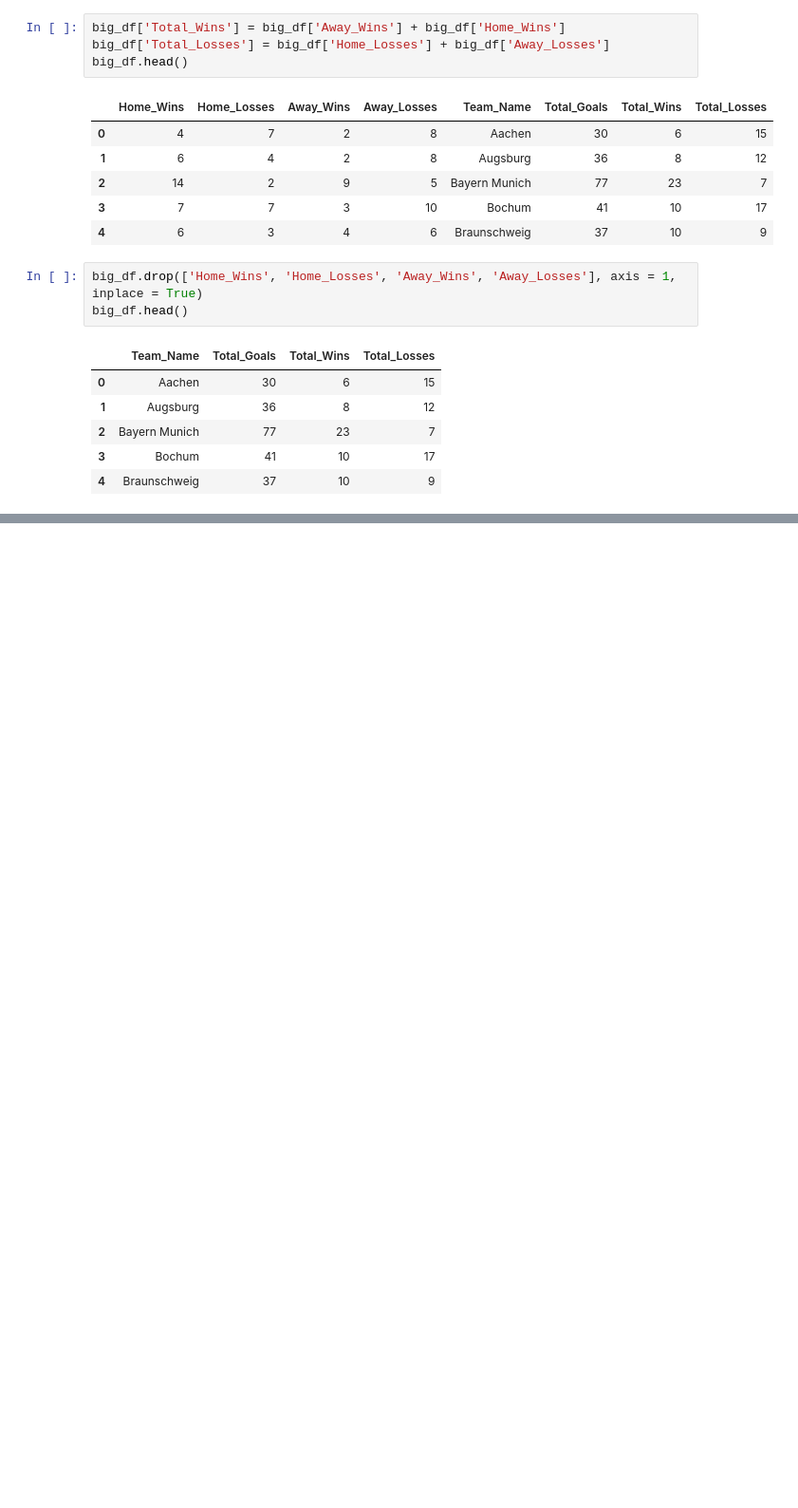
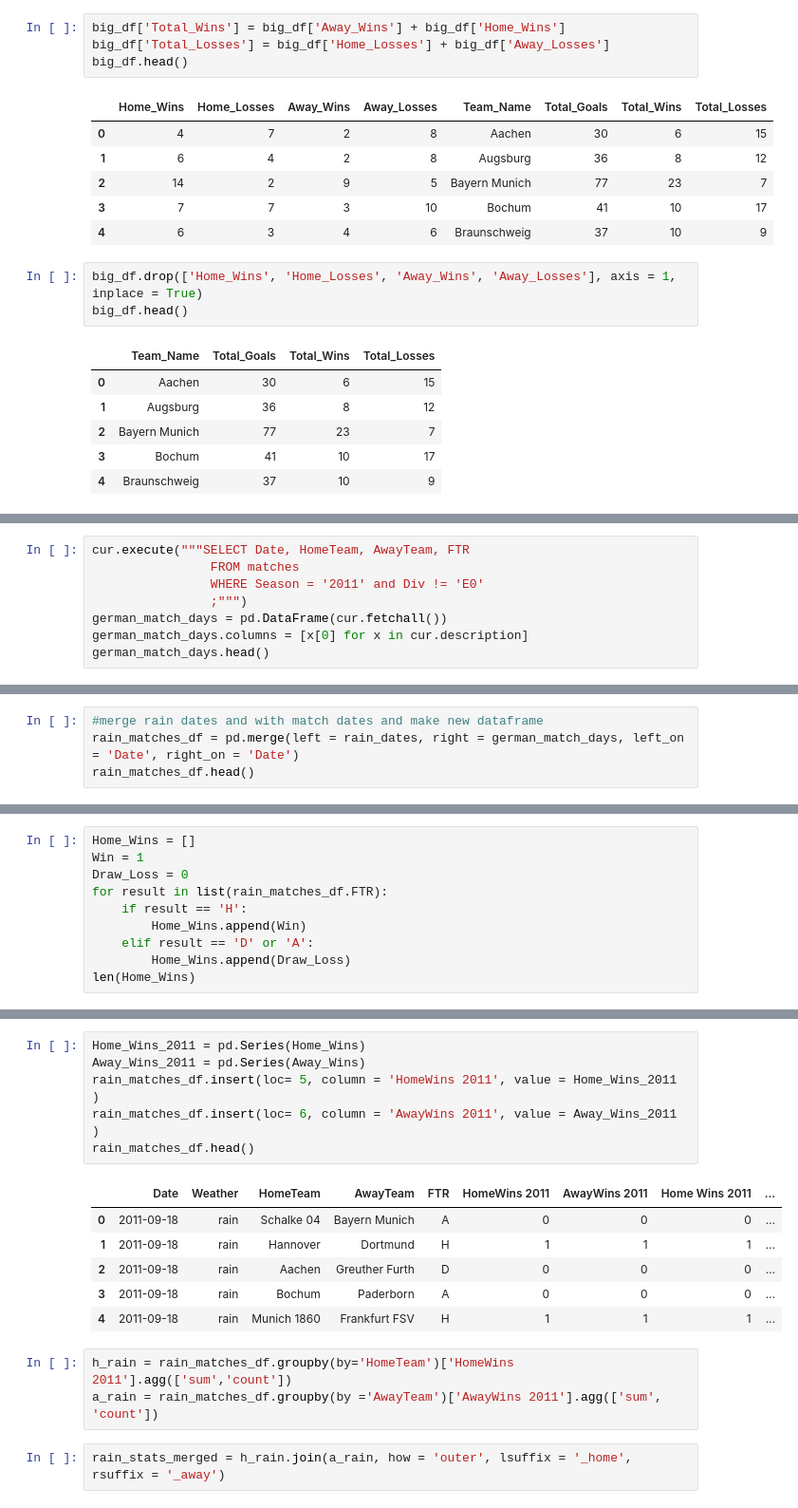
Before and after one commit to sarazylfo/london-ds-100719-M2-project-template, a Jupyter notebook: SQL Football Queries.ipynb, the cells around one changed output, grey strips where cells are left out. Shown at 95% size. Cells and saved outputs as stored; diff of their text form; blank space fills up the shorter version.

```diff
--- a/SQL Football Queries.ipynb
+++ b/SQL Football Queries.ipynb
@@ -213,0 +359,8 @@ USE DARKSKY API TO FIND BERLIN WEATHER FOR MATCHES
+# %%
+cur.execute("""SELECT Date, HomeTeam, AwayTeam, FTR
+                FROM matches
+                WHERE Season = '2011' and Div != 'E0'
+                ;""")
+german_match_days = pd.DataFrame(cur.fetchall())
+german_match_days.columns = [x[0] for x in cur.description]
+german_match_days.head()
@@ -213,0 +374,4 @@ USE DARKSKY API TO FIND BERLIN WEATHER FOR MATCHES
+# %%
+#merge rain dates and with match dates and make new dataframe
+rain_matches_df = pd.merge(left = rain_dates, right = german_match_days, left_on = 'Date', right_on = 'Date')
+rain_matches_df.head()
@@ -213,0 +391,10 @@ USE DARKSKY API TO FIND BERLIN WEATHER FOR MATCHES
+# %%
+Home_Wins = []
+Win = 1
+Draw_Loss = 0
+for result in list(rain_matches_df.FTR):
+    if result == 'H':
+        Home_Wins.append(Win)
+    elif result == 'D' or 'A':
+        Home_Wins.append(Draw_Loss)
+len(Home_Wins)
@@ -213,0 +415,18 @@ USE DARKSKY API TO FIND BERLIN WEATHER FOR MATCHES
+# %%
+Home_Wins_2011 = pd.Series(Home_Wins)
+Away_Wins_2011 = pd.Series(Away_Wins)
+rain_matches_df.insert(loc= 5, column = 'HomeWins 2011', value = Home_Wins_2011 )
+rain_matches_df.insert(loc= 6, column = 'AwayWins 2011', value = Away_Wins_2011 )
+rain_matches_df.head()
+# %% [output]
+|  | Date | Weather | HomeTeam | AwayTeam | FTR | HomeWins 2011 | AwayWins 2011 | Home Wins 2011 | ... |
+| 0 | 2011-09-18 | rain | Schalke 04 | Bayern Munich | A | 0 | 0 | 0 | ... |
+| 1 | 2011-09-18 | rain | Hannover | Dortmund | H | 1 | 1 | 1 | ... |
+| 2 | 2011-09-18 | rain | Aachen | Greuther Furth | D | 0 | 0 | 0 | ... |
+| 3 | 2011-09-18 | rain | Bochum | Paderborn | A | 0 | 0 | 0 | ... |
+| 4 | 2011-09-18 | rain | Munich 1860 | Frankfurt FSV | H | 1 | 1 | 1 | ... |
+# %%
+h_rain = rain_matches_df.groupby(by='HomeTeam')['HomeWins 2011'].agg(['sum','count'])
+a_rain = rain_matches_df.groupby(by ='AwayTeam')['AwayWins 2011'].agg(['sum', 'count'])
+# %%
+rain_stats_merged = h_rain.join(a_rain, how = 'outer', lsuffix = '_home', rsuffix = '_away')
```
Also changed, not shown: parts of 27 cells of this notebook, 3 other files.
